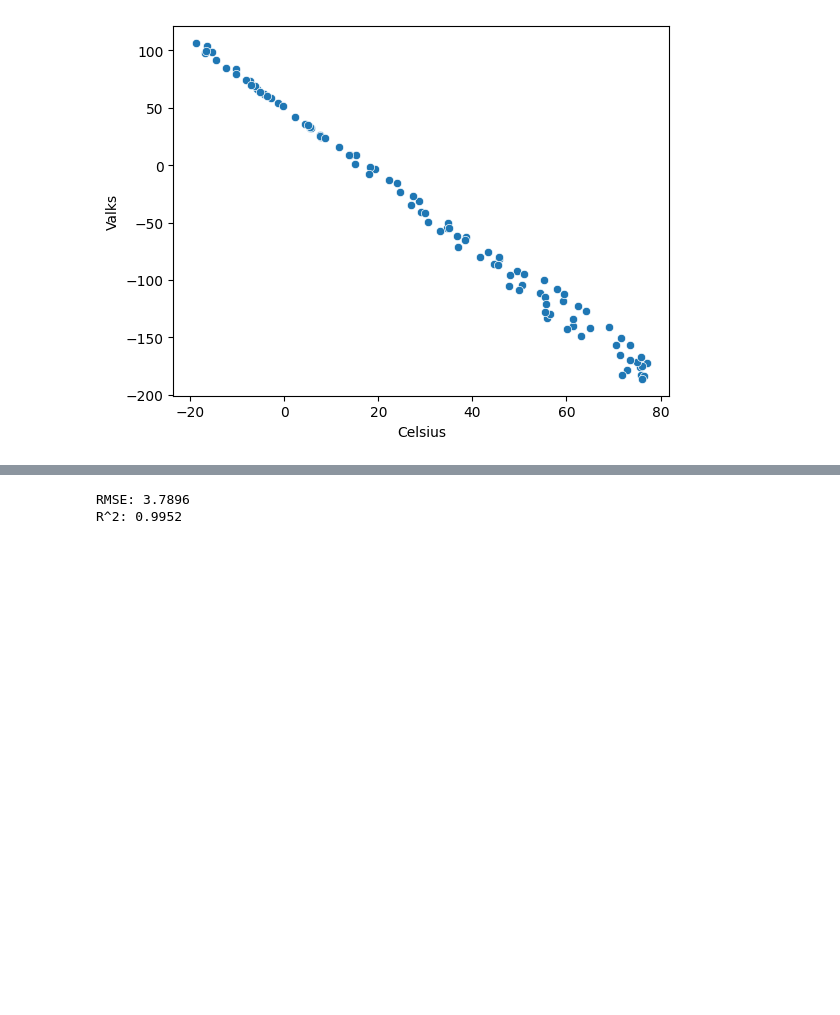
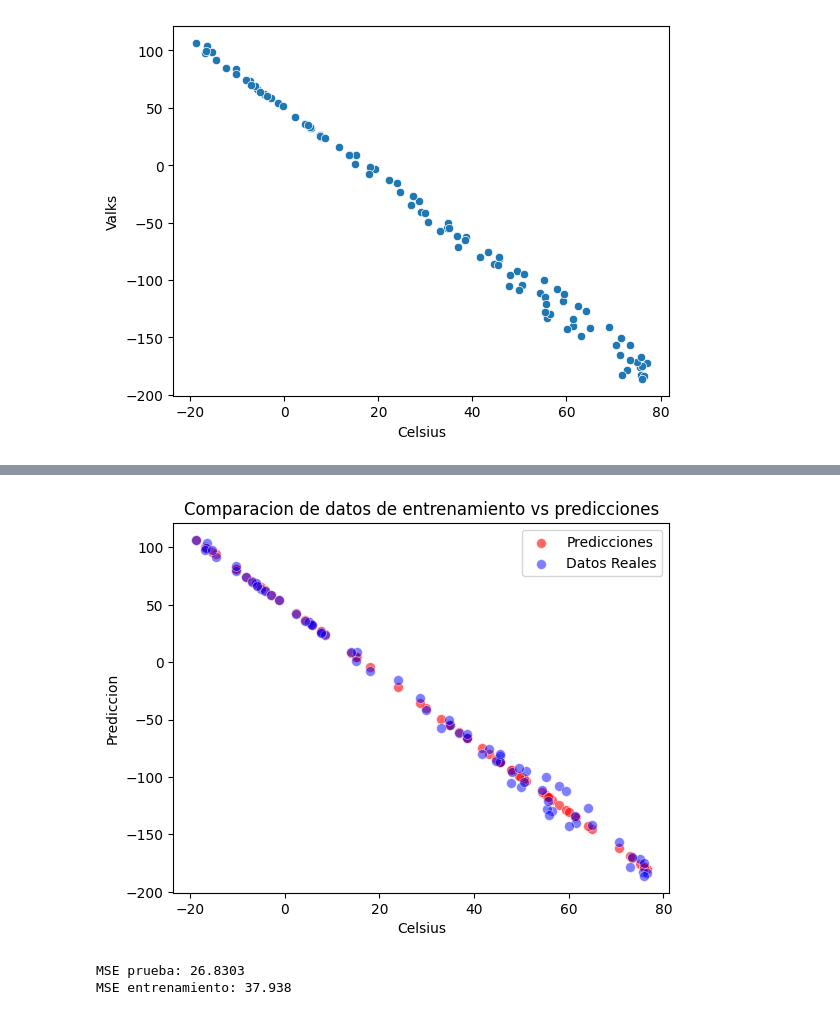
Before and after one commit to OscarAGtz/Portafolio-IA, a Jupyter notebook: Machine Learning/Challenge semana 1/Challenge_semana1.ipynb, the cells around one changed output, grey strips where cells are left out. Cells and saved outputs as stored; diff of their text form; code cells hidden in the pictures; blank space fills up the shorter version.

```diff
--- a/Machine Learning/Challenge semana 1/Challenge_semana1.ipynb
+++ b/Machine Learning/Challenge semana 1/Challenge_semana1.ipynb
@@ -87,21 +88,19 @@ plt.show()
+# %%
+# Comparar los datos de entrenamiento con sus predicciones
+sns.scatterplot(data=training, x='Celsius', y='Prediccion', color='red', label='Predicciones', alpha=0.6, s=50)
+sns.scatterplot(data=training, x='Celsius', y='Valks', color='blue', label='Datos Reales', alpha=0.5, s=50)
+plt.title('Comparacion de datos de entrenamiento vs predicciones')
+plt.legend()
+plt.show()
+# %% [output]
+[figure, added]
 # %%
 # Se utiliza el error cuadratico medio para evaluar el rendimiento del modelo
-rmse = np.sqrt((1/n) * np.sum((test['Valks'] - test['Prediccion'])**2))
-print('RMSE:', round(rmse,4))
+mse_test = (1/n) * np.sum((test['Valks'] - test['Prediccion'])**2)
+print('MSE prueba:', round(mse_test,4))
 
-# Se calcula la media
-y_mean = np.mean(test['Valks'])
-
-# Cuadrado de residuos
-ss_res = np.sum((test['Valks'] - test['Prediccion'])**2)
-
-# Suma de cuadrados
-ss_tot = np.sum((test['Valks'] - y_mean)**2)
-
-# Calcular r2
-r_squared = 1 - (ss_res / ss_tot)
-
-print("R^2:", round(r_squared,4))
+mse_training = (1/n) * np.sum((training['Valks'] - training['Prediccion'])**2)
+print('MSE entrenamiento:', round(mse_training,4))
 # %% [output]
-RMSE: 3.7896
-R^2: 0.9952
+MSE prueba: 26.8303
+MSE entrenamiento: 37.938
```
Also changed, not shown: parts of 4 cells of this notebook, 4 other files.
